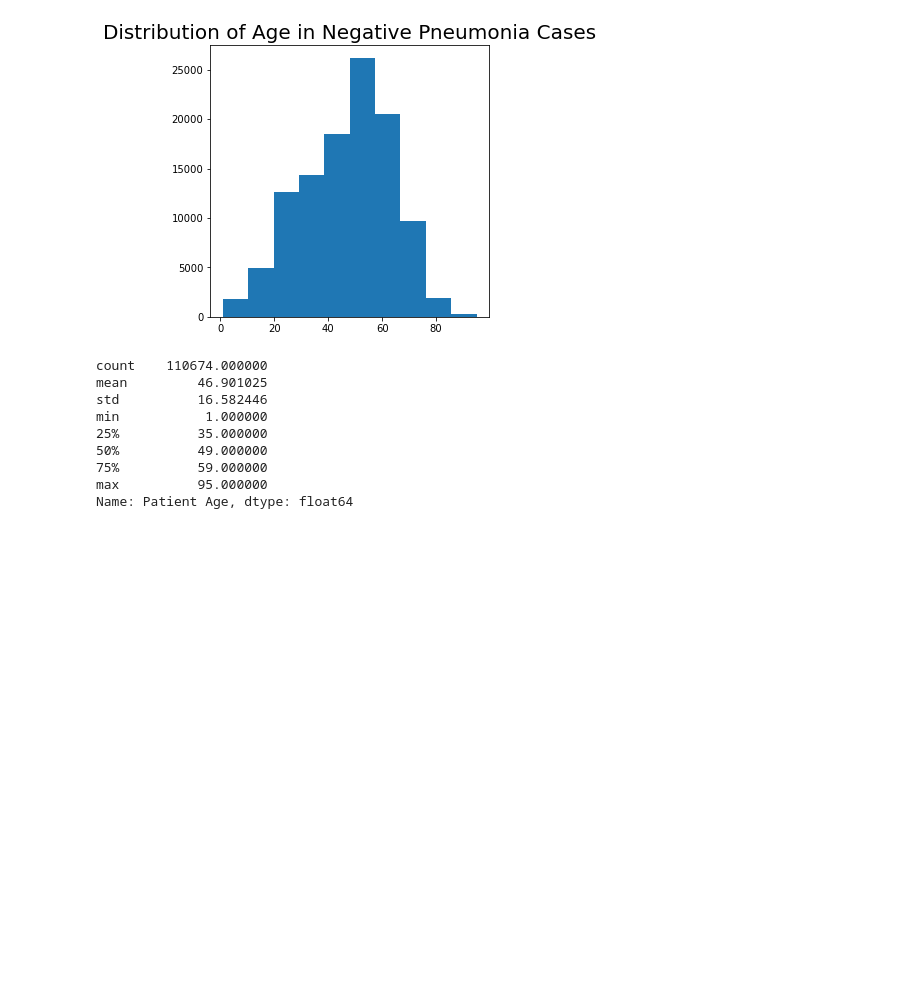
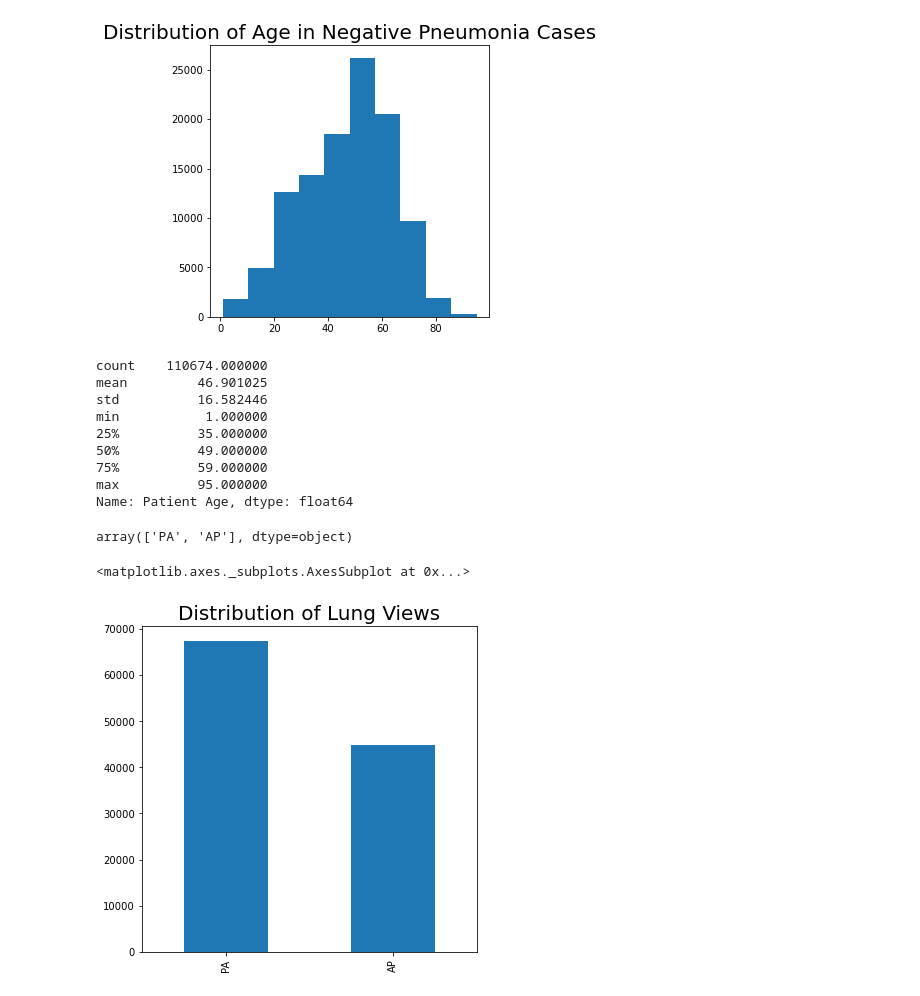
Before and after one commit to Danieldacruz7/Pneumonia-Detection-From-Chest-X-Rays, a Jupyter notebook: EDA.ipynb, the cells around one changed output. Cells and saved outputs as stored; diff of their text form; code cells hidden in the pictures; blank space fills up the shorter version.

```diff
--- a/EDA.ipynb
+++ b/EDA.ipynb
@@ -182,3 +190,14 @@ min           1.000000
 75%          59.000000
 max          95.000000
 Name: Patient Age, dtype: float64
+# %%
+all_xray_df['View Position'].unique()
+# %% [output]
+array(['PA', 'AP'], dtype=object)
+# %%
+plt.figure(figsize=(6,6))
+plt.title("Distribution of Lung Views", size = 20)
+all_xray_df['View Position'].value_counts().plot(kind='bar')
+# %% [output]
+<matplotlib.axes._subplots.AxesSubplot at 0x...>
+[figure, added]
```
Also changed, not shown: parts of 10 cells of this notebook, 1 other file.
